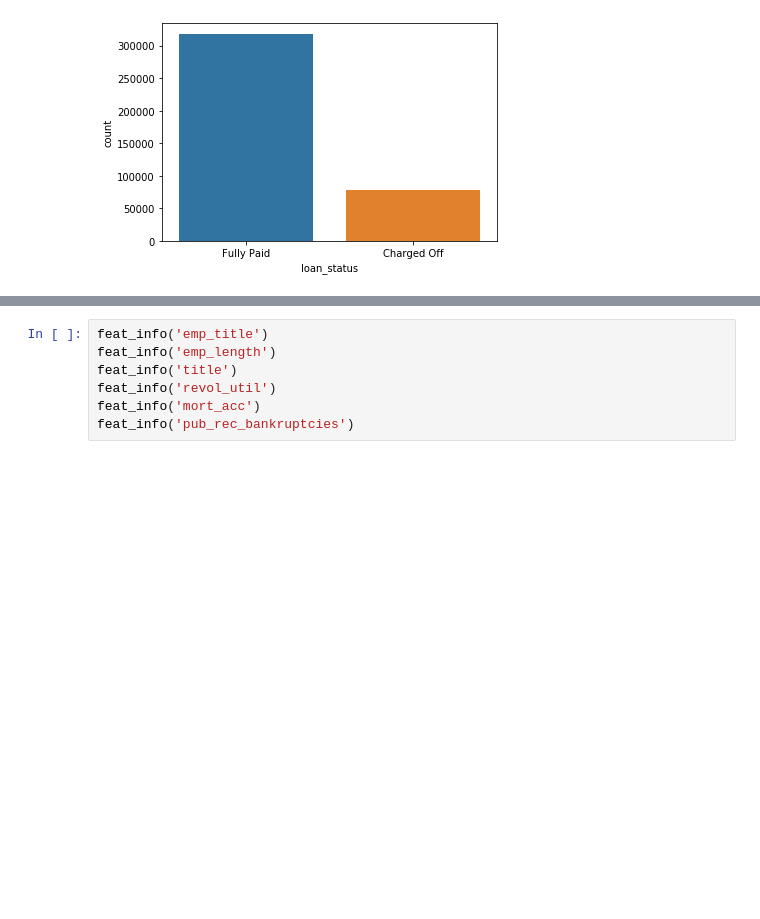
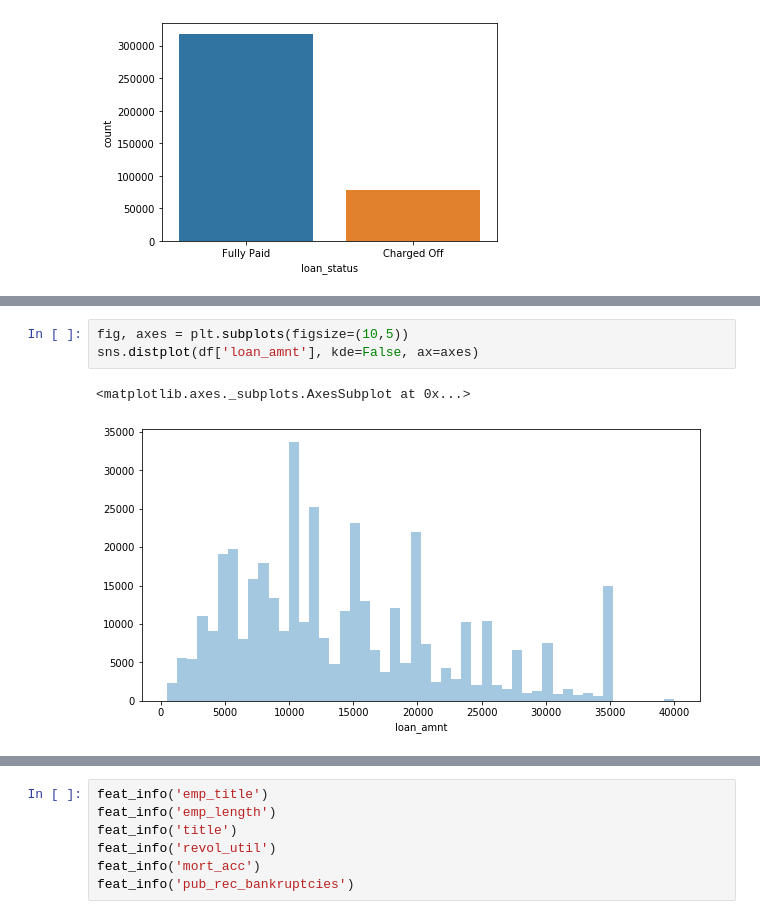
Before and after one commit to Ernest-Anderson-Hutasoit/Tensorflow_Keras-Lending_Club_Loan, a Jupyter notebook: Keras-Project-Exercise.ipynb, the cells around one changed output, grey strips where cells are left out. Cells and saved outputs as stored; diff of their text form; blank space fills up the shorter version.

```diff
--- a/Keras-Project-Exercise.ipynb
+++ b/Keras-Project-Exercise.ipynb
@@ -299,0 +305,6 @@ plt.xticks([0, 1], ['Fully Paid', 'Charged Off'])  # Set text labels.
+# %%
+fig, axes = plt.subplots(figsize=(10,5))
+sns.distplot(df['loan_amnt'], kde=False, ax=axes)
+# %% [output]
+<matplotlib.axes._subplots.AxesSubplot at 0x...>
+[figure, added]
```
Also changed, not shown: parts of 66 cells of this notebook.
